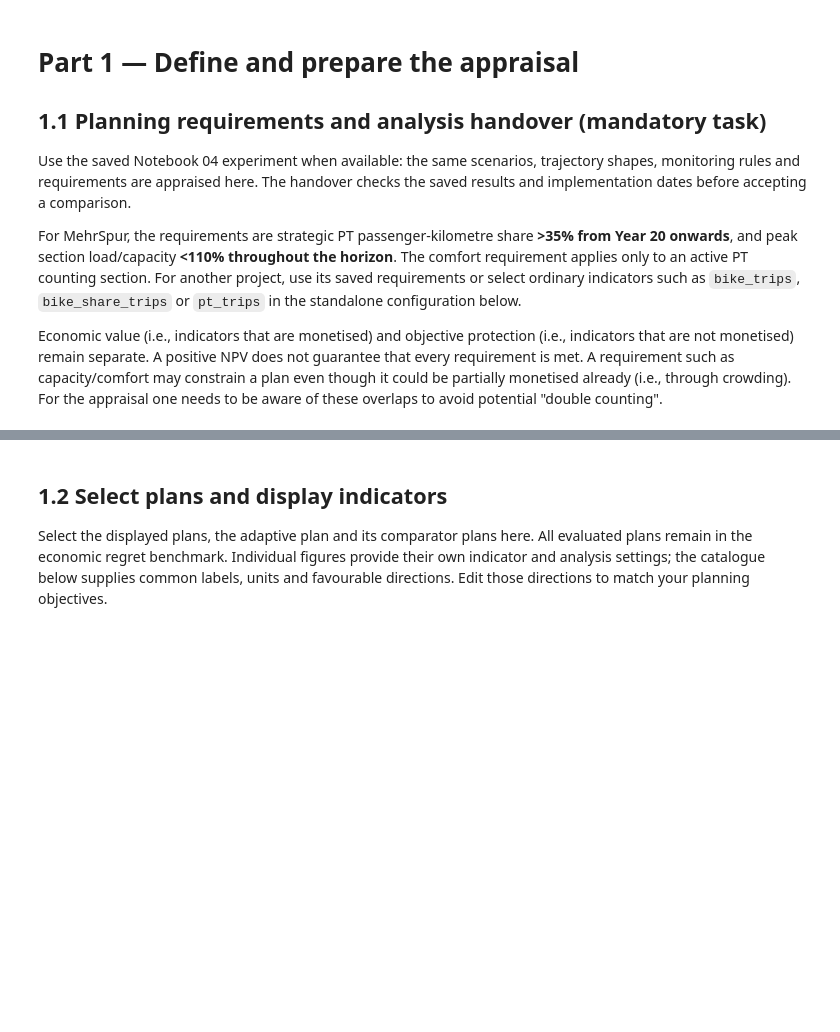
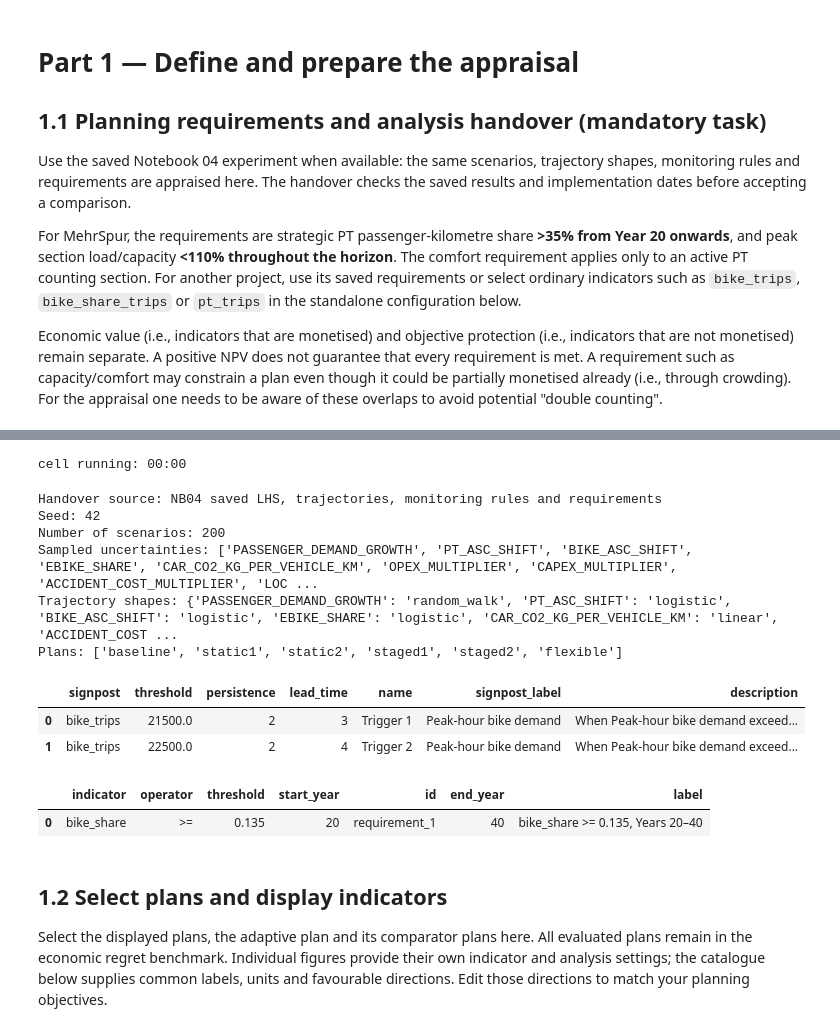
Before and after one commit to Xaendi27/IP-HS26-BikeHighway-jmx, a Jupyter notebook: notebooks/05_appraisal.ipynb, the cells around one changed output, grey strips where cells are left out. Cells and saved outputs as stored; diff of their text form; code cells hidden in the pictures; blank space fills up the shorter version.

```diff
--- a/notebooks/05_appraisal.ipynb
+++ b/notebooks/05_appraisal.ipynb
@@ -686,3 +686,26 @@ Requirements are checked in each applicable year; a year failing either requirem
+# %%
+# Handover record for the report (Section 1.1)
+print("Handover source:", HANDOVER_SOURCE)
+print("Seed:", EXPERIMENT_SEED)
+print("Number of scenarios:", N_SCENARIOS)
+print("Sampled uncertainties:", SAMPLED_NAMES)
+print("Trajectory shapes:", SELECTED_SHAPES)
+print("Plans:", PLANS)
+display(pd.DataFrame(ANALYSIS_TRIGGERS.values()))
+display(pd.DataFrame(ACTIVE_REQUIREMENTS))
+# %% [output]
+cell running: 00:00
+Handover source: NB04 saved LHS, trajectories, monitoring rules and requirements
+Seed: 42
+Number of scenarios: 200
+Sampled uncertainties: ['PASSENGER_DEMAND_GROWTH', 'PT_ASC_SHIFT', 'BIKE_ASC_SHIFT', 'EBIKE_SHARE', 'CAR_CO2_KG_PER_VEHICLE_KM', 'OPEX_MULTIPLIER', 'CAPEX_MULTIPLIER', 'ACCIDENT_COST_MULTIPLIER', 'LOC ...
+Trajectory shapes: {'PASSENGER_DEMAND_GROWTH': 'random_walk', 'PT_ASC_SHIFT': 'logistic', 'BIKE_ASC_SHIFT': 'logistic', 'EBIKE_SHARE': 'logistic', 'CAR_CO2_KG_PER_VEHICLE_KM': 'linear', 'ACCIDENT_COST ...
+Plans: ['baseline', 'static1', 'static2', 'staged1', 'staged2', 'flexible']
+|  | signpost | threshold | persistence | lead_time | name | signpost_label | description |
+| 0 | bike_trips | 21500.0 | 2 | 3 | Trigger 1 | Peak-hour bike demand | When Peak-hour bike demand exceed... |
+| 1 | bike_trips | 22500.0 | 2 | 4 | Trigger 2 | Peak-hour bike demand | When Peak-hour bike demand exceed... |
+|  | indicator | operator | threshold | start_year | id | end_year | label |
+| 0 | bike_share | >= | 0.135 | 20 | requirement_1 | 40 | bike_share >= 0.135, Years 20–40 |
 # %% [markdown]
 ## 1.2 Select plans and display indicators
 
```
Also changed, not shown: parts of 7 cells of this notebook, 8 other files.
